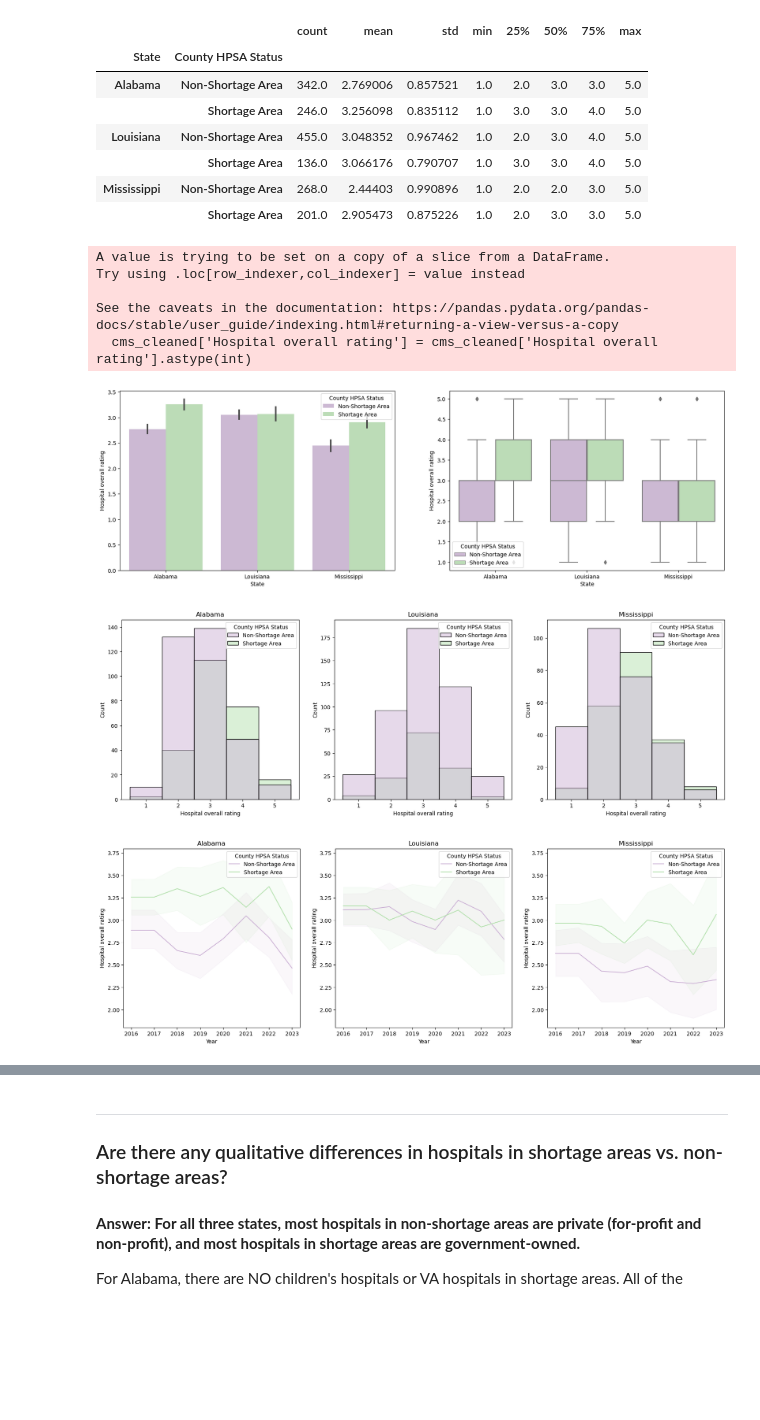
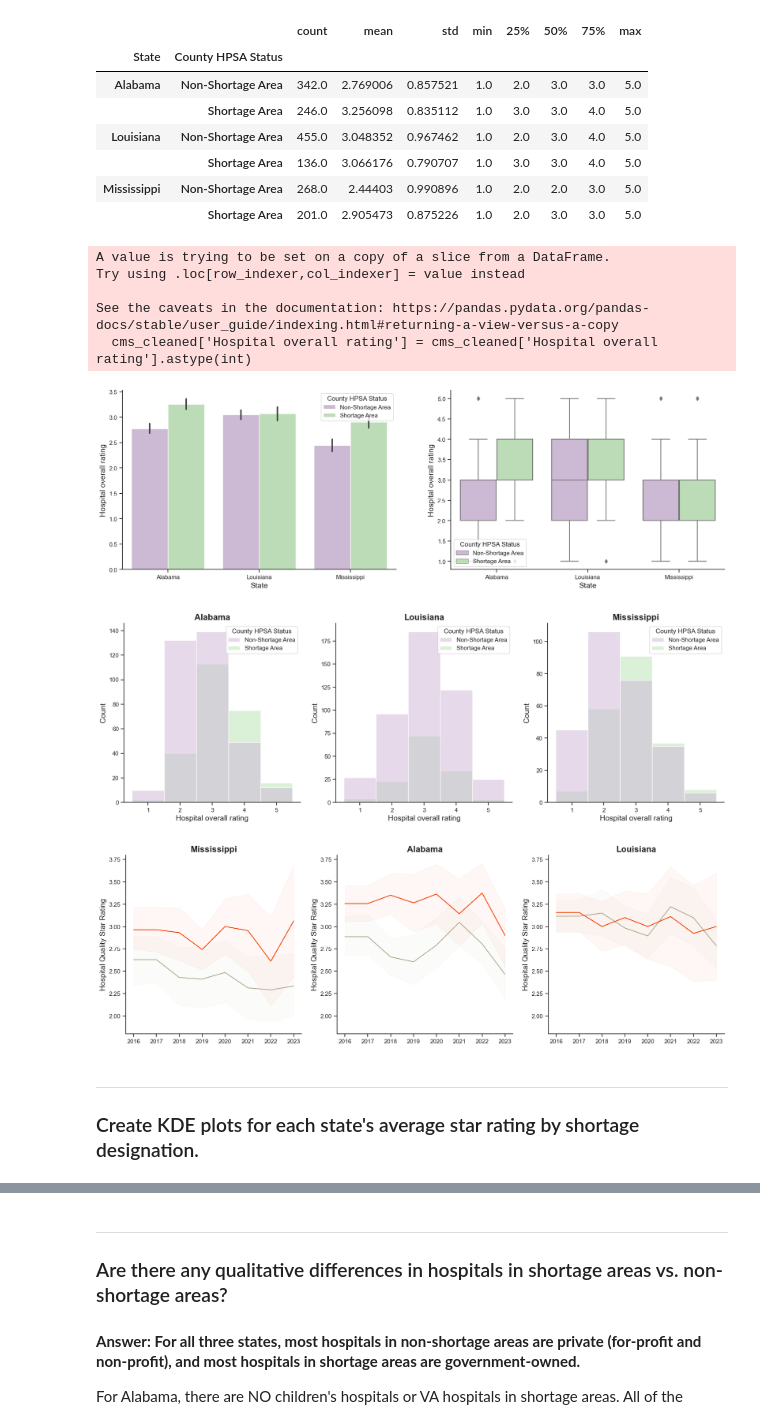
Before and after one commit to valeriemagalong/Healthcare-Shortages, a Jupyter notebook: cms_eda.ipynb, the cells around one changed output, grey strips where cells are left out. Drawn from its saved outputs; the diff is of its cells as text; code cells hidden in the pictures; blank space fills up the shorter version.

Commit message:
Create KDE plots for hospital quality star ratings by state and shortage area designation, and edit color palette for star rating over time line plots in cms_eda.ipynb

```diff
--- a/cms_eda.ipynb
+++ b/cms_eda.ipynb
@@ -11,6 +11,17 @@ from get_cleaned_cms import cms
 # %%
 # Define custom color palette for all plots by state
 custom_palette = {'Mississippi': '#5899c6', 'Louisiana': '#ff9f4b', 'Alabama': '#61b862'}
+shortage_palette = {'Non-Shortage Area': '#acac91', 'Shortage Area': '#f64000'}
+
+custom_params = {
+    "axes.spines.right": False,
+    "axes.spines.top": False,
+    "font.size": 14,
+    "axes.titleweight": "bold",
+    "axes.titlesize": 16
+}
+
+sns.set_theme(style = 'ticks', font = 'Arial', rc = custom_params)
 # %%
 # Export cleaned cms dataframe to csv
 # cms.to_csv('cleaned_data/cms.csv', index = False)
@@ -241,7 +268,7 @@ Try using .loc[row_indexer,col_indexer] = value instead
 
 See the caveats in the documentation: https://pandas.pydata.org/pandas-docs/stable/user_guide/indexing.html#returning-a-view-versus-a-copy
   cms_cleaned['Hospital overall rating'] = cms_cleaned['Hospital overall rating'].astype(int)
-[figure, old version]
+[figure, new version]
 # %%
 # Create histograms for Hospital overall rating by HPSA County Status and state
 plt.figure(figsize = (20, 6))
@@ -260,23 +287,29 @@ sns.histplot(cms_cleaned[cms_cleaned['State'] == 'Mississippi'], x = 'Hospital o
 
 plt.show()
 # %% [output]
-[figure, old version]
+[figure, new version]
 # %%
 # Create line plot for Hospital overall rating by year, HPSA county status, & state
 plt.figure(figsize = (20, 6))
 
 plt.subplot(1, 3, 1)
-sns.lineplot(cms[cms['State'] == 'Alabama'], x = 'Year', y = 'Hospital overall rating', hue = 'County HPSA Status',
-             palette = 'PRGn', err_kws = {'alpha': 0.1}).set(title = 'Alabama', ylim = (1.8, 3.8))
+sns.lineplot(cms[cms['State'] == 'Mississippi'], x = 'Year', y = 'Hospital overall rating', hue = 'County HPSA Status',
+             palette = shortage_palette, legend = False,
+             err_kws = {'alpha': 0.04}).set(title = 'Mississippi', ylim = (1.8, 3.8), xlabel = '', ylabel = 'Hospital Quality Star Rating')
 
 plt.subplot(1, 3, 2)
-sns.lineplot(cms[cms['State'] == 'Louisiana'], x = 'Year', y = 'Hospital overall rating', hue = 'County HPSA Status',
-             palette = 'PRGn', err_kws = {'alpha': 0.1}).set(title = 'Louisiana', ylim = (1.8, 3.8))
+sns.lineplot(cms[cms['State'] == 'Alabama'], x = 'Year', y = 'Hospital overall rating', hue = 'County HPSA Status',
+             palette = shortage_palette, legend = False,
+             err_kws = {'alpha': 0.04}).set(title = 'Alabama', ylim = (1.8, 3.8), xlabel = '', ylabel = 'Hospital Quality Star Rating')
 
 plt.subplot(1, 3, 3)
-sns.lineplot(cms[cms['State'] == 'Mississippi'], x = 'Year', y = 'Hospital overall rating', hue = 'County HPSA Status',
-             palette = 'PRGn', err_kws = {'alpha': 0.1}).set(title = 'Mississippi', ylim = (1.8, 3.8))
+sns.lineplot(cms[cms['State'] == 'Louisiana'], x = 'Year', y = 'Hospital overall rating', hue = 'County HPSA Status',
+             palette = shortage_palette, legend = False,
+             err_kws = {'alpha': 0.04}).set(title = 'Louisiana', ylim = (1.8, 3.8), xlabel = '', ylabel = 'Hospital Quality Star Rating')
 
 plt.show()
 # %% [output]
-[figure, old version]
+[figure, new version]
+# %% [markdown]
+---
+### Create KDE plots for each state's average star rating by shortage designation.
```
Also changed, not shown: parts of 17 cells of this notebook.
